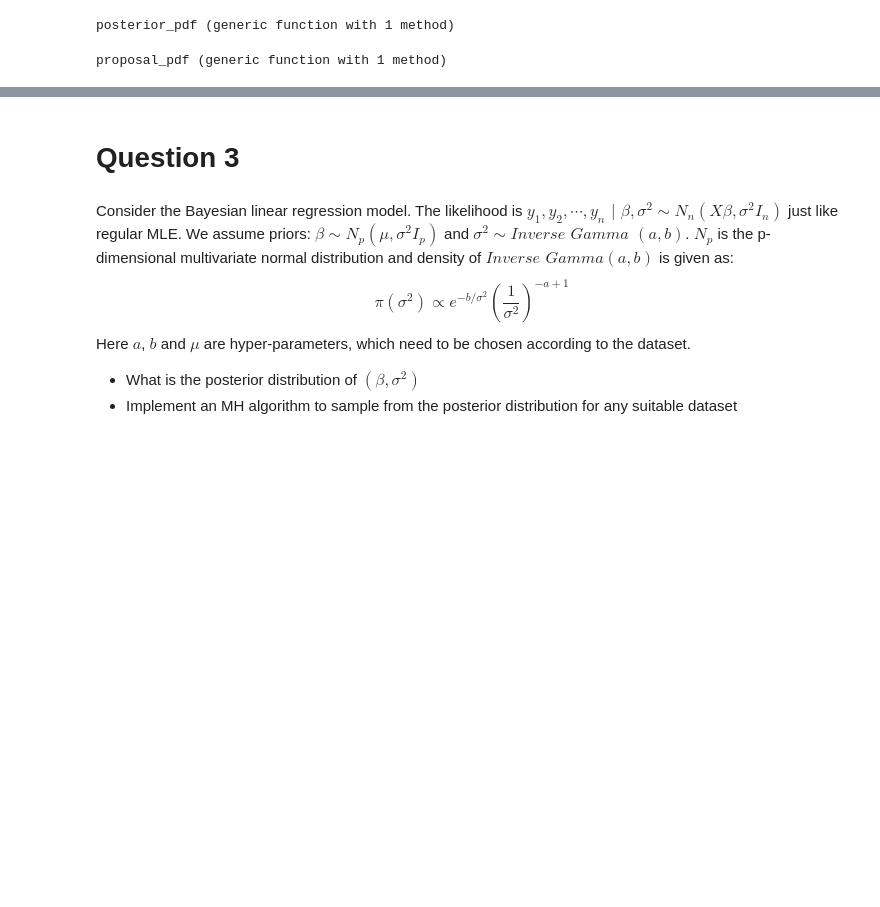
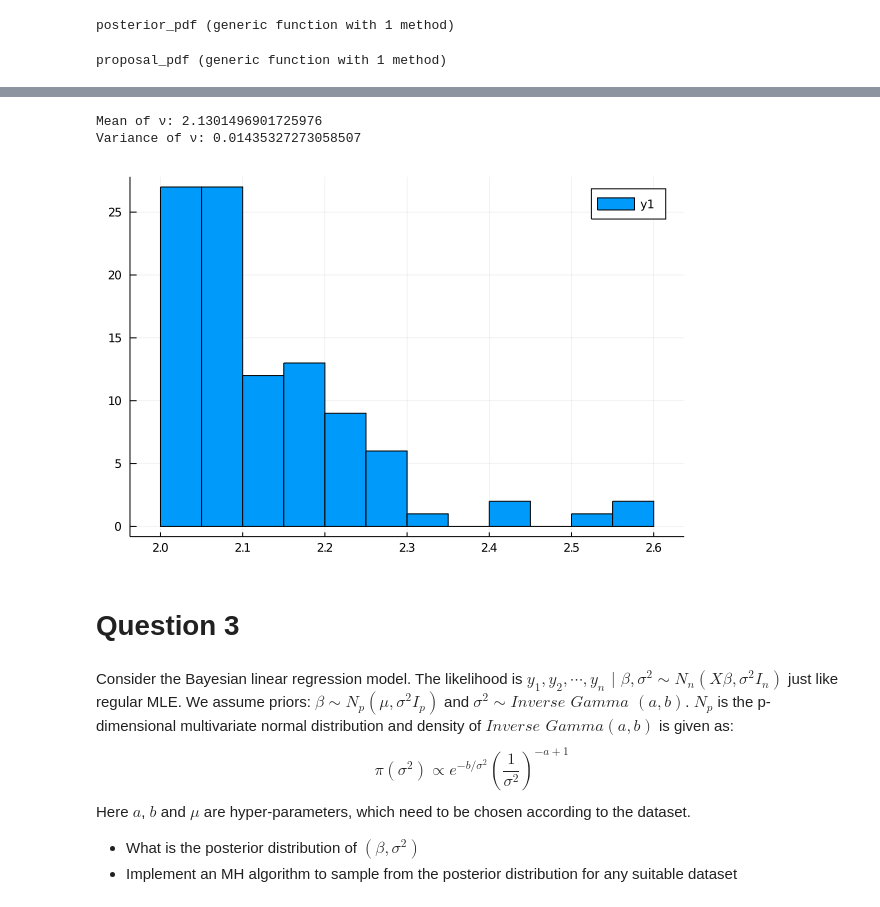
Before and after one commit to vanshbansal1505/mcmc-methods-in-julia, a Jupyter notebook: Assignment_4/200259_Anshuman.ipynb, the cells around one changed output, grey strips where cells are left out. Cells and saved outputs as stored; diff of their text form; code cells hidden in the pictures; blank space fills up the shorter version.

```diff
--- a/Assignment_4/200259_Anshuman.ipynb
+++ b/Assignment_4/200259_Anshuman.ipynb
@@ -90,32 +58,3 @@ function proposal_pdf(x_new, x_curr, var)
 end
 # %% [output]
 proposal_pdf (generic function with 1 method)
-# %%
-function metropolis_hastings(n, λ, var)
-    #=
-    n : Number of samples to be taken from posterior
-    λ : Initial values set for μ and ν
-    var : Hyperparameters for proposal distribution for λ
-    =#
-    n *= 2
-    var_μ = var[1]
-    var_ν = var[2]
-    samples = zeros(n, 2)
-    accepted = 0
-    for i=1:n
-        samples[i, :] = λ
-        λ_new = zeros(1, 2)
-        λ_new[1] = rand(Normal(λ[1], var_μ))
-        λ_new[2] = rand(Normal(λ[2], var_ν))
-        posterior_ratio = posterior_pdf(λ_new)/posterior_pdf(λ)
-        proposal_ratio = proposal_pdf(λ, λ_new, var)/proposal_pdf(λ_new, λ, var)
-        α = min(1, proposal_ratio*posterior_ratio)
-
-        u = rand(Uniform())
-        if u < α
-            accepted += 1;
-            λ = λ_new
-        end
-    end
-    return samples[Int(n/2)+1:end, :], accepted/n;
-end
@@ -186,3 +125,11 @@ Inferred values from samples with mean 0.8920106788032421 and var 0.948529742024
+# %%
+println("Mean of ν: ", mean(data_λ[:, 2]))
+println("Variance of ν: ", var(data_λ[:, 2]))
+histogram(data_λ[:, 2])
+# %% [output]
+Mean of ν: 2.1301496901725976
+Variance of ν: 0.01435327273058507
+[figure, added]
 # %% [markdown]
 # Question 3
 # %% [markdown]
```
Also changed, not shown: parts of 45 cells of this notebook.
